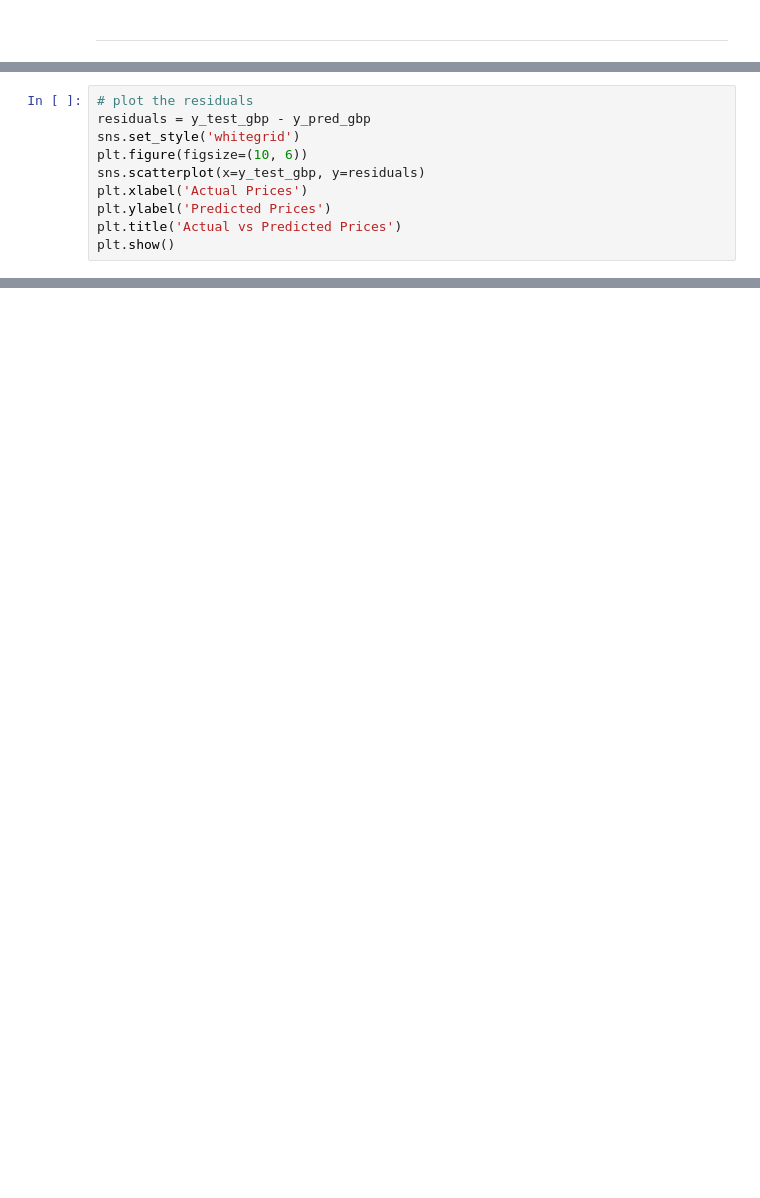
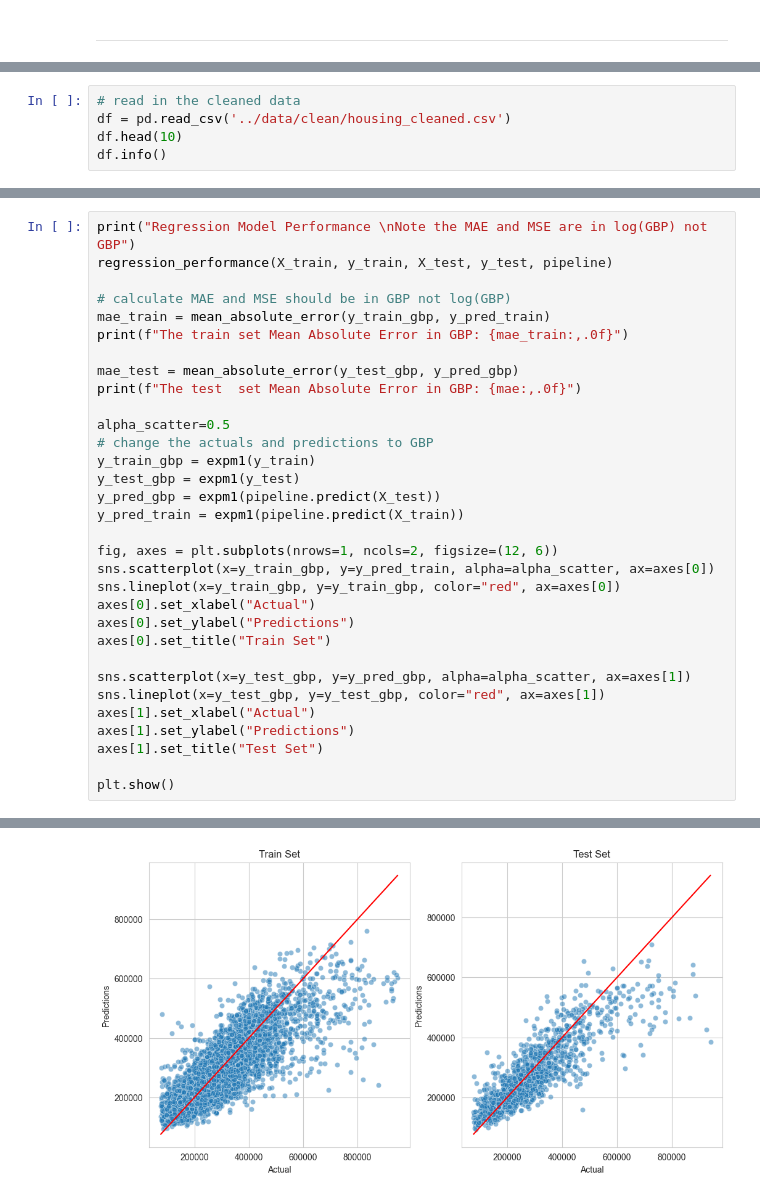
Before and after one commit to maleeper/Midlands_House_Prices, a Jupyter notebook: jupyter_notebooks/08 Predictive model.ipynb, the cells around one changed output, grey strips where cells are left out. Drawn from its saved outputs; the diff is of its cells as text; blank space fills up the shorter version.

Commit message:
model: refactor and simplify

```diff
--- a/jupyter_notebooks/08 Predictive model.ipynb
+++ b/jupyter_notebooks/08 Predictive model.ipynb
@@ -738,10 +42,0 @@ plt.show()
-# %%
-# plot the residuals
-residuals = y_test_gbp - y_pred_gbp
-sns.set_style('whitegrid')
-plt.figure(figsize=(10, 6))
-sns.scatterplot(x=y_test_gbp, y=residuals)
-plt.xlabel('Actual Prices')
-plt.ylabel('Predicted Prices')
-plt.title('Actual vs Predicted Prices')
-plt.show()
@@ -756,0 +141,5 @@ Section 2 content
+# %%
+# read in the cleaned data
+df = pd.read_csv('../data/clean/housing_cleaned.csv')
+df.head(10)
+df.info()
@@ -756,0 +372,33 @@ Section 2 content
+# %%
+print("Regression Model Performance \nNote the MAE and MSE are in log(GBP) not GBP")
+regression_performance(X_train, y_train, X_test, y_test, pipeline)
+
+# calculate MAE and MSE should be in GBP not log(GBP)
+mae_train = mean_absolute_error(y_train_gbp, y_pred_train)
+print(f"The train set Mean Absolute Error in GBP: {mae_train:,.0f}")
+
+mae_test = mean_absolute_error(y_test_gbp, y_pred_gbp)
+print(f"The test  set Mean Absolute Error in GBP: {mae:,.0f}")
+
+alpha_scatter=0.5
+# change the actuals and predictions to GBP
+y_train_gbp = expm1(y_train)
+y_test_gbp = expm1(y_test)
+y_pred_gbp = expm1(pipeline.predict(X_test))
+y_pred_train = expm1(pipeline.predict(X_train))
+
+fig, axes = plt.subplots(nrows=1, ncols=2, figsize=(12, 6))
+sns.scatterplot(x=y_train_gbp, y=y_pred_train, alpha=alpha_scatter, ax=axes[0])
+sns.lineplot(x=y_train_gbp, y=y_train_gbp, color="red", ax=axes[0])
+axes[0].set_xlabel("Actual")
+axes[0].set_ylabel("Predictions")
+axes[0].set_title("Train Set")
+
+sns.scatterplot(x=y_test_gbp, y=y_pred_gbp, alpha=alpha_scatter, ax=axes[1])
+sns.lineplot(x=y_test_gbp, y=y_test_gbp, color="red", ax=axes[1])
+axes[1].set_xlabel("Actual")
+axes[1].set_ylabel("Predictions")
+axes[1].set_title("Test Set")
+
+plt.show()
+# %% [output]
@@ -756,0 +425 @@ Section 2 content
+[figure, added]
```
Also changed, not shown: parts of 48 cells of this notebook, 1 other file.
